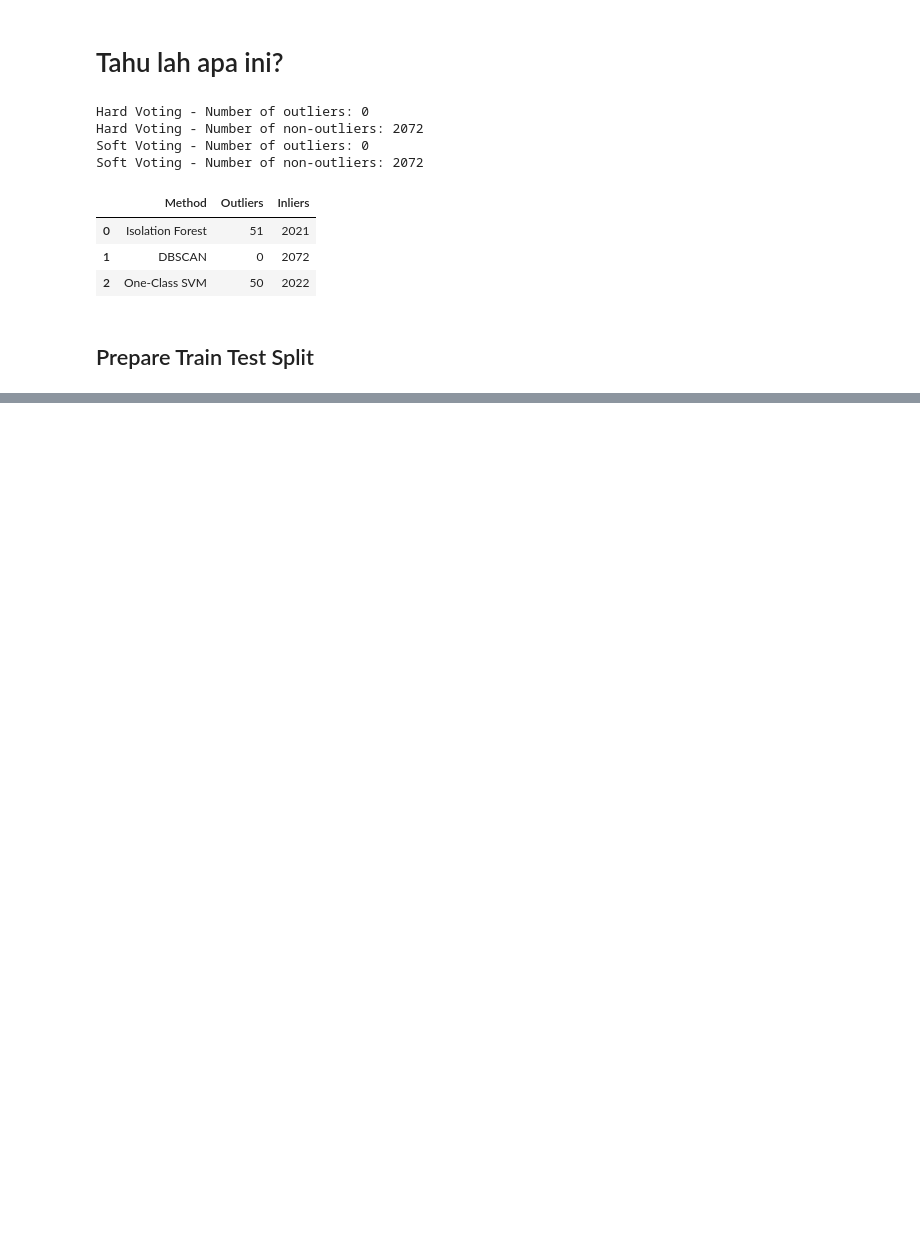
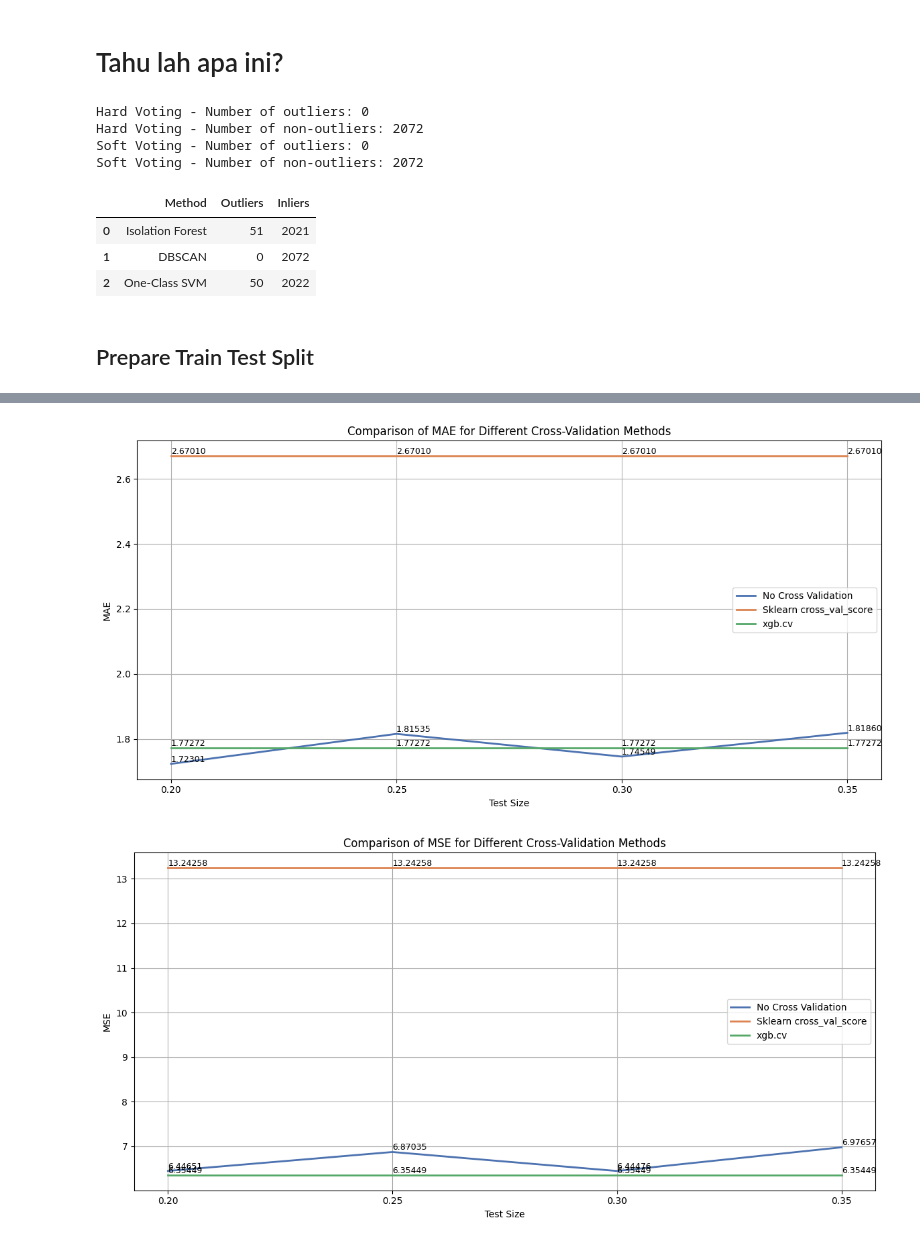
Before and after one commit to roniwahyu/outlier-detection2024, a Jupyter notebook: 01.Dataset-Rofiqul/Ujicoba3-29052024/09_06_0_N2O_Agriculture_TestTraining_IDO_CV.ipynb, the cells around one changed output, grey strips where cells are left out. Cells and saved outputs as stored; diff of their text form; code cells hidden in the pictures; blank space fills up the shorter version.

```diff
--- a/01.Dataset-Rofiqul/Ujicoba3-29052024/09_06_0_N2O_Agriculture_TestTraining_IDO_CV.ipynb
+++ b/01.Dataset-Rofiqul/Ujicoba3-29052024/09_06_0_N2O_Agriculture_TestTraining_IDO_CV.ipynb
@@ -219,0 +270,26 @@ eval_df
+# %%
+metrics = ['MAE', 'MSE', 'RMSE', 'R2']
+methods = final_results_df['Method'].unique()
+palette = sns.color_palette("deep", len(methods))  # Use a more visually appealing color palette
+
+for metric in metrics:
+    plt.figure(figsize=(12, 6))
+
+    for i, method in enumerate(methods):
+        subset = final_results_df[final_results_df['Method'] == method]
+        plt.plot(subset['Test Size'], subset[metric], label=method, color=palette[i], linewidth=2)
+
+        for j, (_, row) in enumerate(subset.iterrows()):
+            plt.text(row['Test Size'], row[metric], f'{row[metric]:.5f}', ha='left', va='bottom', fontsize=9)
+
+    plt.xlabel('Test Size')
+    plt.ylabel(metric)
+    plt.title(f'Comparison of {metric} for Different Cross-Validation Methods')
+    plt.xticks(test_sizes)
+    plt.legend()
+    plt.grid(True)
+    plt.tight_layout()
+    plt.show()
+# %% [output]
+[figure, added]
+[figure, added]
```
Also changed, not shown: parts of 13 cells of this notebook, 1 other file.
